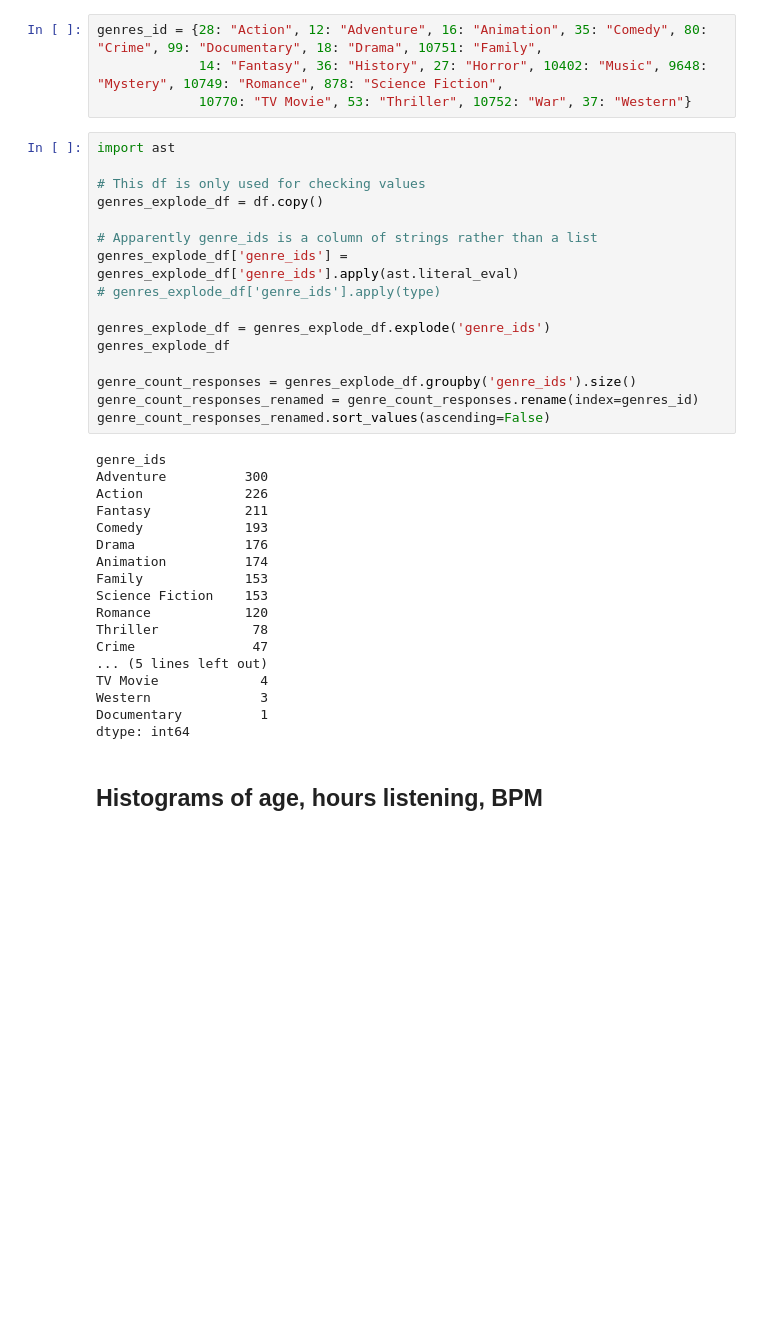
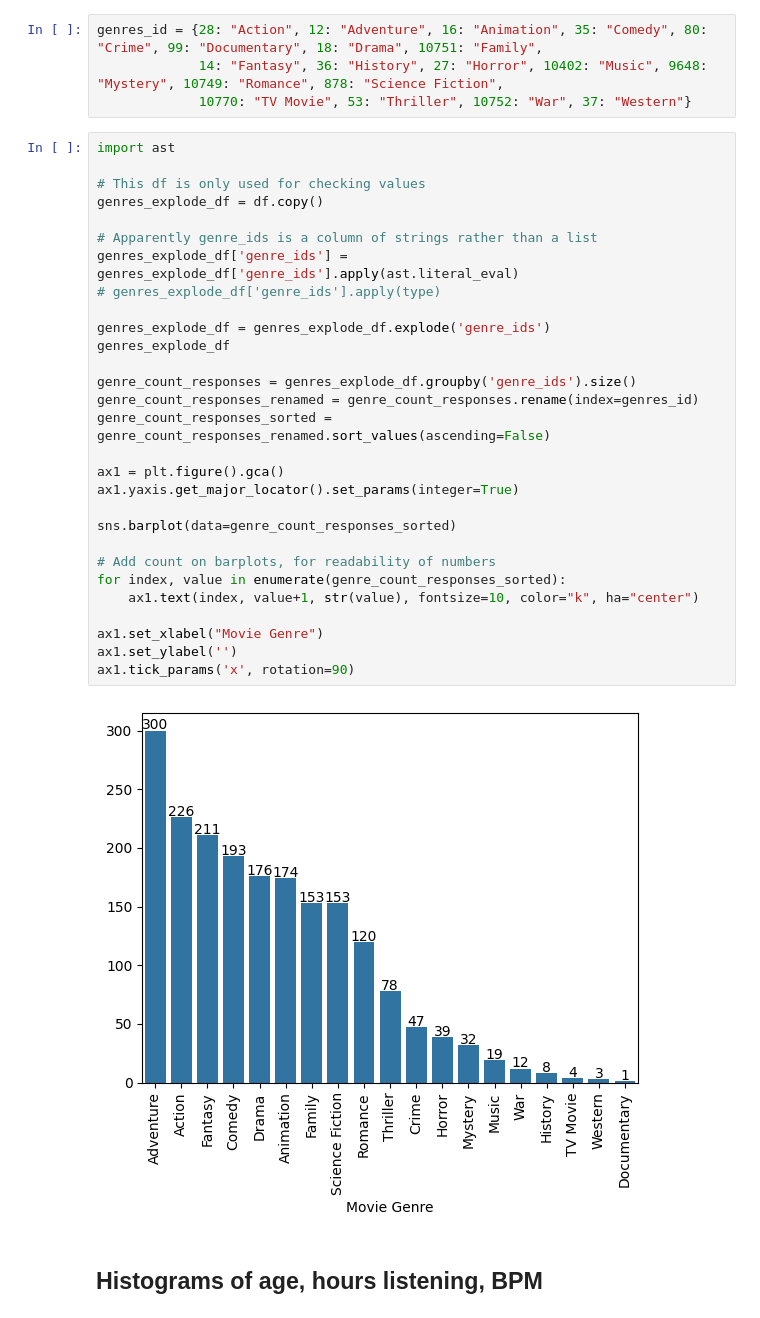
Before and after one commit to mlcuadra1/MBTI-movies-EDA, a Jupyter notebook: notebooks/Script 7 - EDA.ipynb, the cells around one changed output. Drawn from its saved outputs; the diff is of its cells as text; blank space fills up the shorter version.

Commit message:
Movie genres sorted bar graph

```diff
--- a/notebooks/Script 7 - EDA.ipynb
+++ b/notebooks/Script 7 - EDA.ipynb
@@ -109,37 +109,34 @@ genres_id = {28: "Action", 12: "Adventure", 16: "Animation", 35: "Comedy", 80: "
 # %%
 import ast
 
 # This df is only used for checking values
 genres_explode_df = df.copy()
 
 # Apparently genre_ids is a column of strings rather than a list
 genres_explode_df['genre_ids'] = genres_explode_df['genre_ids'].apply(ast.literal_eval)
 # genres_explode_df['genre_ids'].apply(type)
 
 genres_explode_df = genres_explode_df.explode('genre_ids')
 genres_explode_df
 
 genre_count_responses = genres_explode_df.groupby('genre_ids').size()
 genre_count_responses_renamed = genre_count_responses.rename(index=genres_id)
-genre_count_responses_renamed.sort_values(ascending=False)
+genre_count_responses_sorted = genre_count_responses_renamed.sort_values(ascending=False)
+
+ax1 = plt.figure().gca()
+ax1.yaxis.get_major_locator().set_params(integer=True)
+
+sns.barplot(data=genre_count_responses_sorted)
+
+# Add count on barplots, for readability of numbers
+for index, value in enumerate(genre_count_responses_sorted):
+    ax1.text(index, value+1, str(value), fontsize=10, color="k", ha="center")
+
+ax1.set_xlabel("Movie Genre")
+ax1.set_ylabel('')
+ax1.tick_params('x', rotation=90)
 # %% [output]
-genre_ids
-Adventure          300
-Action             226
-Fantasy            211
-Comedy             193
-Drama              176
-Animation          174
-Family             153
-Science Fiction    153
-Romance            120
-Thriller            78
-Crime               47
-... (5 lines left out)
-TV Movie             4
-Western              3
-Documentary          1
-dtype: int64
+[figure, added]
 # %% [markdown]
 ## Histograms of age, hours listening, BPM
 # %%
```
Also changed, not shown: parts of 1 cell of this notebook.
